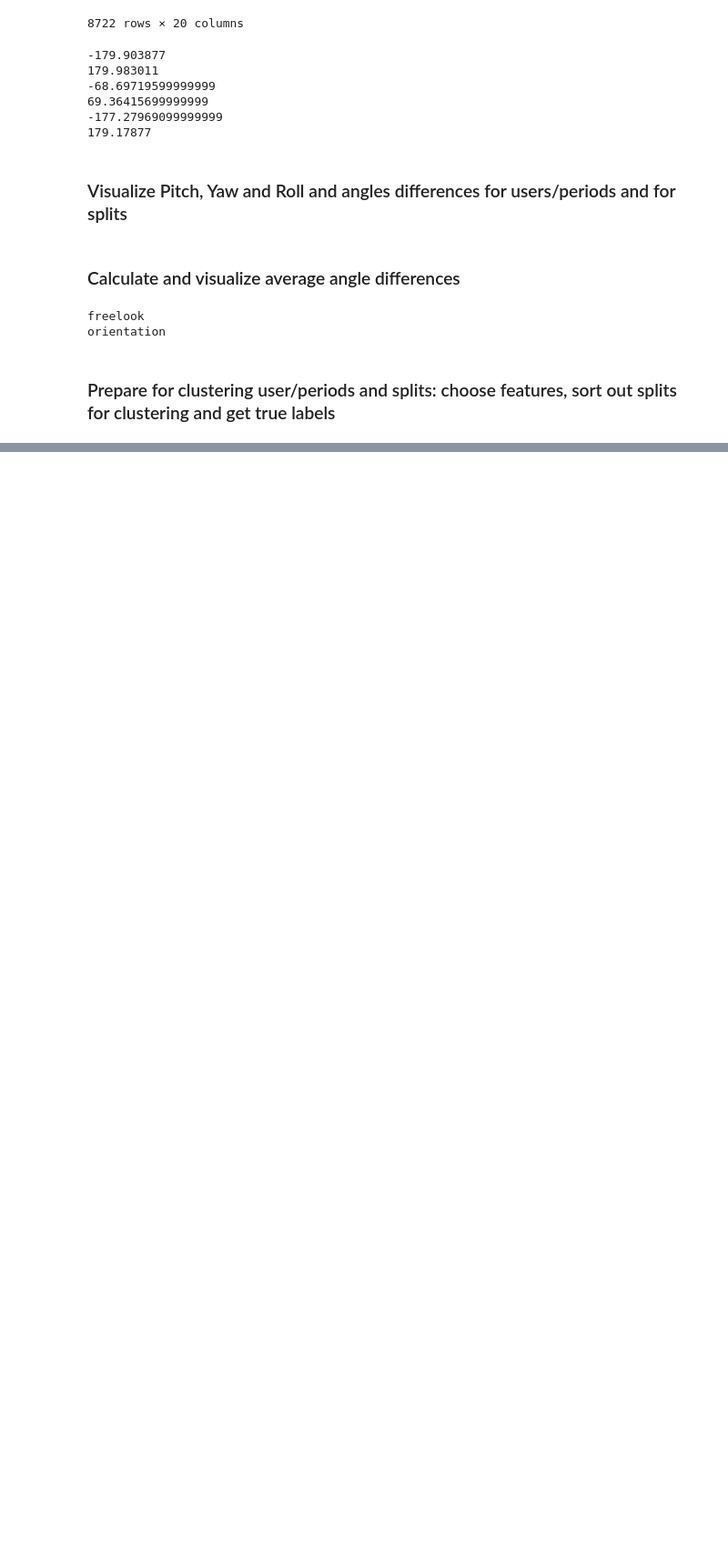
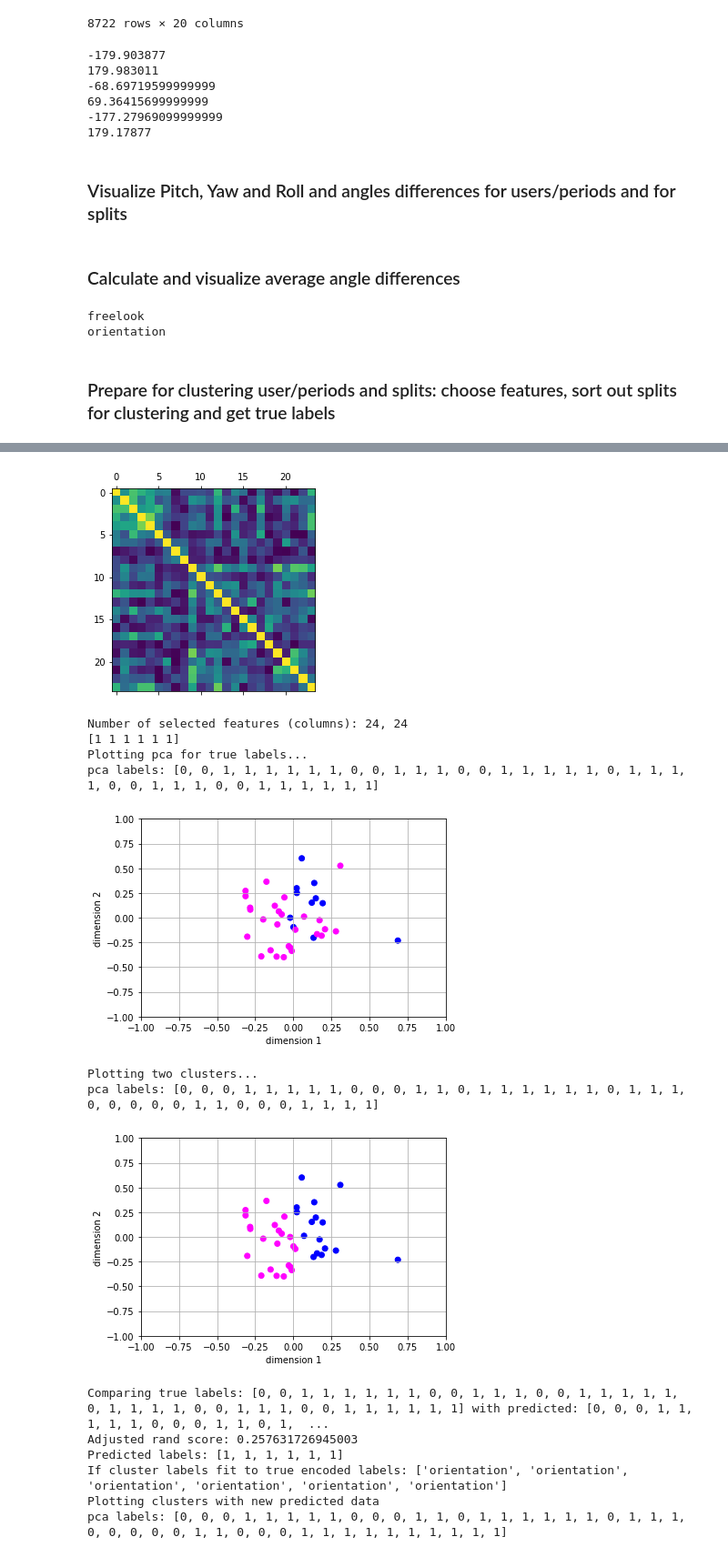
Before and after one commit to boku-ilen/darknet, a Jupyter notebook: _3DOFAnalysis/Study3DOFDataAnalysis_DemoData.ipynb, the cells around one changed output, grey strips where cells are left out. Shown at 91% size. Cells and saved outputs as stored; diff of their text form; code cells hidden in the pictures; blank space fills up the shorter version.

```diff
--- a/_3DOFAnalysis/Study3DOFDataAnalysis_DemoData.ipynb
+++ b/_3DOFAnalysis/Study3DOFDataAnalysis_DemoData.ipynb
@@ -576,15 +494,0 @@ def clustering_analysis(features, true_labels):
-# %%
-# set true labels
-labels = []
-labels_grouped = df.groupby(['Session ID', 'Period'])['Period']
-#print(len(labels_grouped), labels_grouped)
-for idx, label in labels_grouped:
-    print(idx, label.unique())
-    labels.append(label.unique()[0])
-
-labels = pd.get_dummies(labels)
-labels = labels.values.argmax(1)
-
-# switch labels for better visualization
-labels = np.ones_like(labels) - labels
-labels
@@ -745,0 +763,15 @@ Adjusted rand score: 0.10982321141576974
+# %%
+# select splits to take and compute true labels
+splits_to_cluster_list, split_labels = compute_splits_metadata()
+
+# compute features (columns)
+df_to_cluster_splits = compute_features(df, 'Split')
+df_to_predict_splits = compute_features(df_to_predict, 'Split')
+print('Number of computed features (columns): {}, {}'.format(len(df_to_cluster_splits.columns), len(df_to_predict_splits.columns)))
+
+# select splits (rows)
+df_to_cluster_splits = df_to_cluster_splits.loc[splits_to_cluster_list, :]
+print('Number of selected splits (rows): {}'.format(len(df_to_cluster_splits)))
+
+df_predicted_splits = analyze_dataframe(df_to_cluster_splits, split_labels, df_to_predict_splits)
+# %% [output]
@@ -745,0 +796,15 @@ Adjusted rand score: 0.10982321141576974
+[figure, added]
+Number of selected features (columns): 24, 24
+[1 1 1 1 1 1]
+Plotting pca for true labels...
+pca labels: [0, 0, 1, 1, 1, 1, 1, 1, 0, 0, 1, 1, 1, 0, 0, 1, 1, 1, 1, 1, 0, 1, 1, 1, 1, 0, 0, 1, 1, 1, 0, 0, 1, 1, 1, 1, 1, 1]
+[figure, added]
+Plotting two clusters...
+pca labels: [0, 0, 0, 1, 1, 1, 1, 1, 0, 0, 0, 1, 1, 0, 1, 1, 1, 1, 1, 1, 0, 1, 1, 1, 0, 0, 0, 0, 0, 1, 1, 0, 0, 0, 1, 1, 1, 1]
+[figure, added]
+Comparing true labels: [0, 0, 1, 1, 1, 1, 1, 1, 0, 0, 1, 1, 1, 0, 0, 1, 1, 1, 1, 1, 0, 1, 1, 1, 1, 0, 0, 1, 1, 1, 0, 0, 1, 1, 1, 1, 1, 1] with predicted: [0, 0, 0, 1, 1, 1, 1, 1, 0, 0, 0, 1, 1, 0, 1,  ...
+Adjusted rand score: 0.257631726945003
+Predicted labels: [1, 1, 1, 1, 1, 1]
+If cluster labels fit to true encoded labels: ['orientation', 'orientation', 'orientation', 'orientation', 'orientation', 'orientation']
+Plotting clusters with new predicted data
+pca labels: [0, 0, 0, 1, 1, 1, 1, 1, 0, 0, 0, 1, 1, 0, 1, 1, 1, 1, 1, 1, 0, 1, 1, 1, 0, 0, 0, 0, 0, 1, 1, 0, 0, 0, 1, 1, 1, 1, 1, 1, 1, 1, 1, 1]
```
Also changed, not shown: parts of 43 cells of this notebook.
